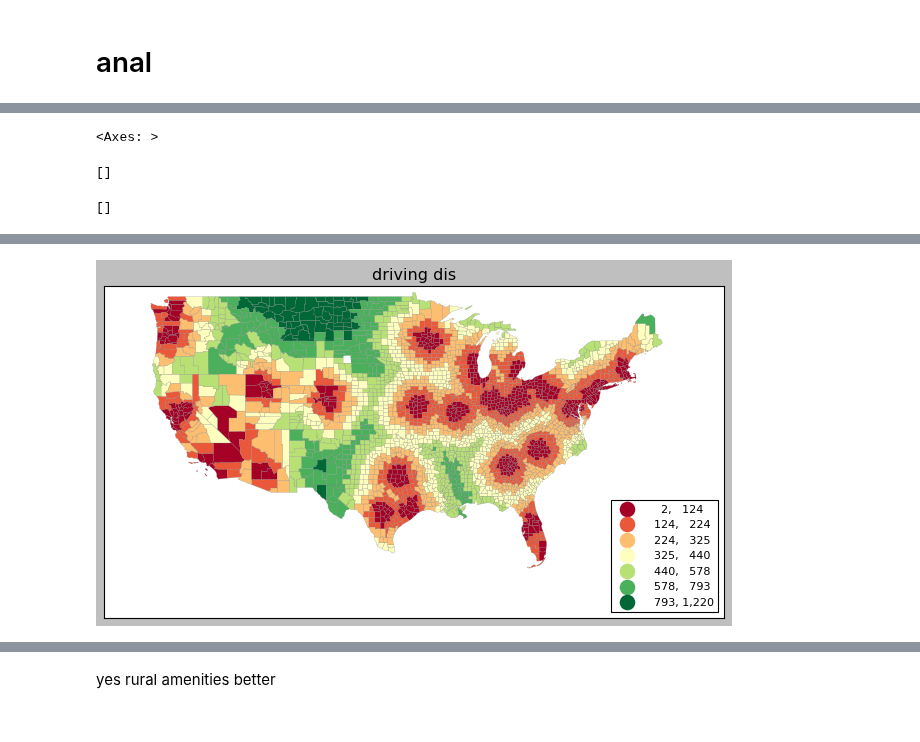
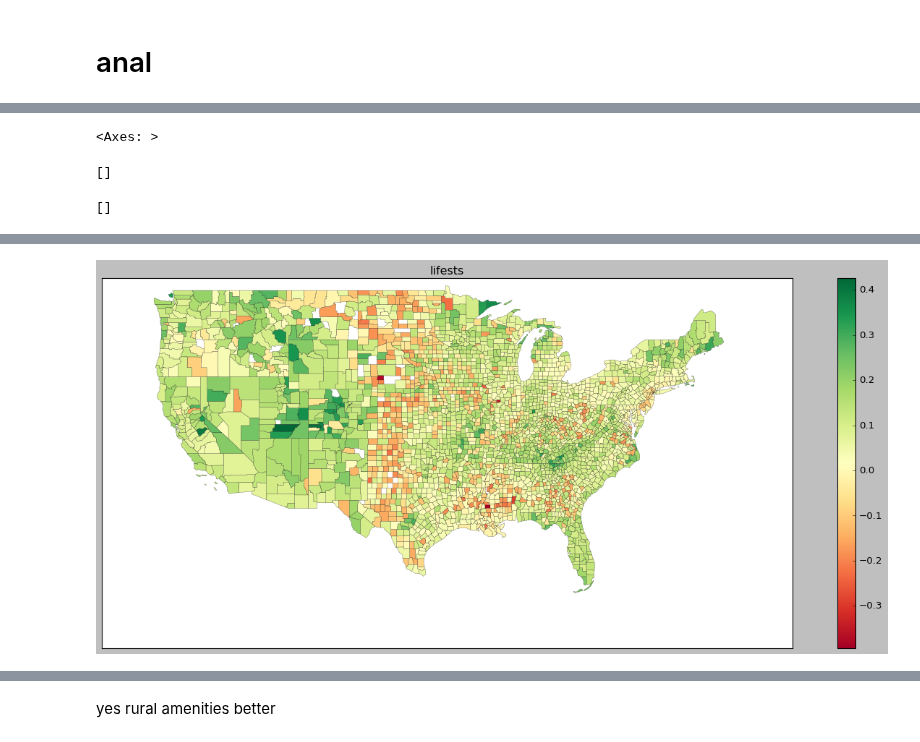
Before and after one commit to theaok/hfgi, a Jupyter notebook: hfgi.ipynb, the cells around one changed output, grey strips where cells are left out. Drawn from its saved outputs; the diff is of its cells as text; code cells hidden in the pictures.

```diff
--- a/hfgi.ipynb
+++ b/hfgi.ipynb
@@ -492,12 +493,18 @@ a1 = pd.merge(a0, dfa, on='g', how='outer',indicator=False)
 #2413	right_only	46102	NaN	NaN	NaN	46102
 
 
-
 #Calculate population density (pop15 / LandArea)
 #a1['pop15'] = pd.to_numeric(final_df['pop15'], errors='coerce')
 a1['popDen'] = a1['POPESTIMATE2015'] / a1['LandArea']
 #a1[['STNAME', 'CTYNAME','StateCounty','popDen']]
 #ok makes sense but do make sure to do a ton of des sta!!! to double check
+
+a1.columns
+a1['popGro1510'] = ((a1['POPESTIMATE2015']-a1['CENSUS2010POP'].astype(float)) / a1['CENSUS2010POP'].astype(float))*100
+#a1[['STNAME', 'CTYNAME','StateCounty','popDen','popGro1510']]
+#i guess makes sense, eg gemini
+#Nebraska Dundy County population percentage change 2010 to 2015
+
 
 a1=a1[a1.State!='02: Alaska']
 a1=a1[a1.State!='15: Hawaii']
@@ -531,7 +539,7 @@ a2=pd.merge(dis, a1, left_on='GEOID',right_on='g', how='inner',indicator=False)
 #    'Region', 'CBSA', 'CBSA_Status', 'MetroDiv', 'MetroDivTitle', 'LandArea', 'Pop05', 'AmenityScale', 'AmenityRank', 'JanTemp', 'JanSun',
 #    'JulTemp','JulHumid', 'Typography', 'dfaS', 'dfaC', 'stat', 'stat_se', 'salience', 'StateCounty', 'year', 'ntweets', 'validtweets', 'popDen']].head()
 
-a=a2[['state_name','county_name','driving_distance','POPESTIMATE2015','AmenityScale','stat','validtweets','popDen','geometry']]
+a=a2[['state_name','county_name','driving_distance','POPESTIMATE2015','AmenityScale','stat','validtweets','popDen','popGro1510','geometry']]
 #LATER/MAYBE: 'ALAND', 'AWATER','JanTemp', 'JanSun','JulTemp','JulHumid', 'Typography','salience','stat_se'
 # %% [markdown]
 # anal
@@ -538,16 +568,19 @@ a=a2[['state_name','county_name','driving_distance','POPESTIMATE2015','AmenitySc
 # %%
-fig, ax = plt.subplots(1, figsize=(10,6))
-a.plot(ax=ax,column='driving_distance',legend=True,cmap='RdYlGn',scheme='natural_breaks',k=7,
-         edgecolor='grey',linewidth=.2,legend_kwds= {"fmt": "{:,.0f}",
-        'loc':'lower right','title_fontsize':'medium','fontsize':'small','markerscale':1.4}) #
+#TODO overlay with states
+
+fig, ax = plt.subplots(1, figsize=(20,8))
+a.plot(ax=ax,column='stat',legend=True,cmap='RdYlGn', linewidth=.2) #
+#, scheme='natural_breaks',k=9,
+#         edgecolor='grey',legend_kwds= {"fmt": "{:,.2f}",
+#        'loc':'lower right','title_fontsize':'medium','fontsize':'small','markerscale':1.4}
 #leg1 = ax.get_legend()
 #leg1.set_title('''Population Density #this is legend title; useful!
 #2010 (pers/sq mi)''')
-ax.title.set_text("driving dis")
+ax.title.set_text("lifests")
 ax.set_xticks([]) #kills xticks
 ax.set_yticks([]) #kills xticks
-#plt.savefig('fig.pdf',bbox_inches='tight') #,pad_inches=0.1, dpi=200, transparent=True #eps, jpeg, jpg, pdf, pgf, png, ps, raw, rgba, svg, svgz, tif, tiff
-#files.download('fig.pdf') #note can also right click fig and save image as
+plt.savefig('fig.eps',bbox_inches='tight') #,pad_inches=0.1, dpi=200, transparent=True #eps, jpeg, jpg, pdf, pgf, png, ps, raw, rgba, svg, svgz, tif, tiff
+files.download('fig.eps') #note can also right click fig and save image as
 # %% [output]
 <Axes: >
 []
@@ -555 +590 @@ ax.set_yticks([]) #kills xticks
-[figure, old version]
+[figure, new version]
```
Also changed, not shown: parts of 35 cells of this notebook.
